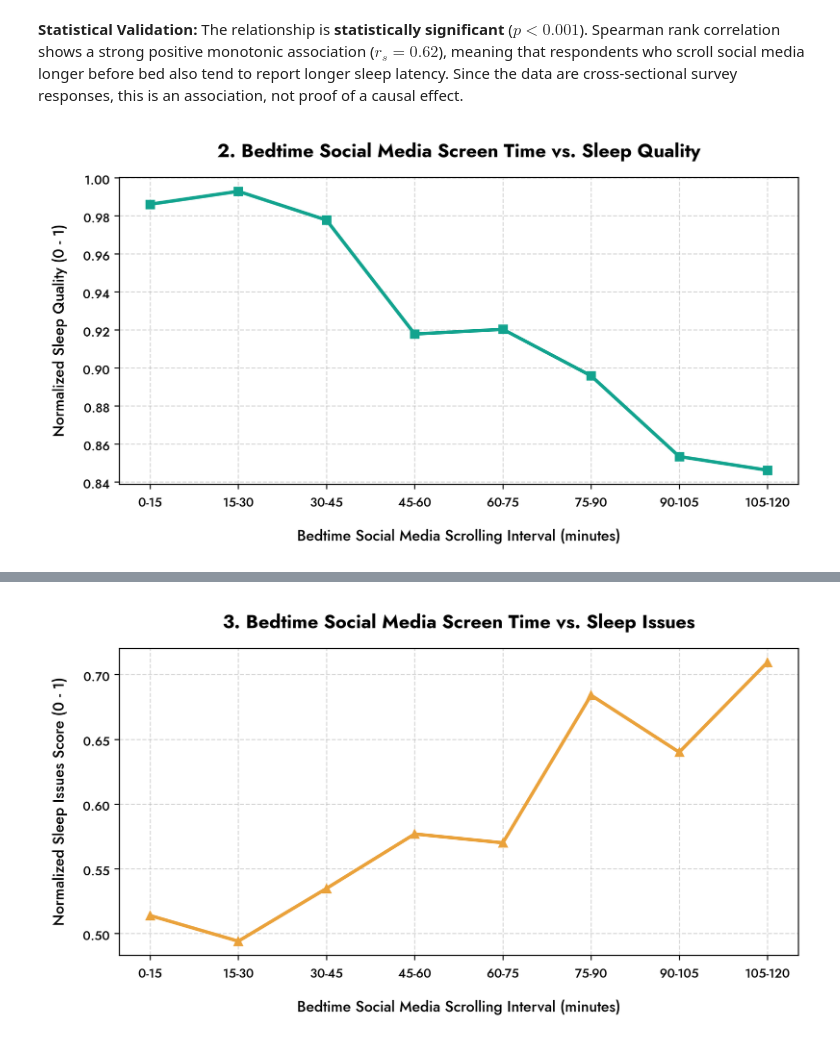
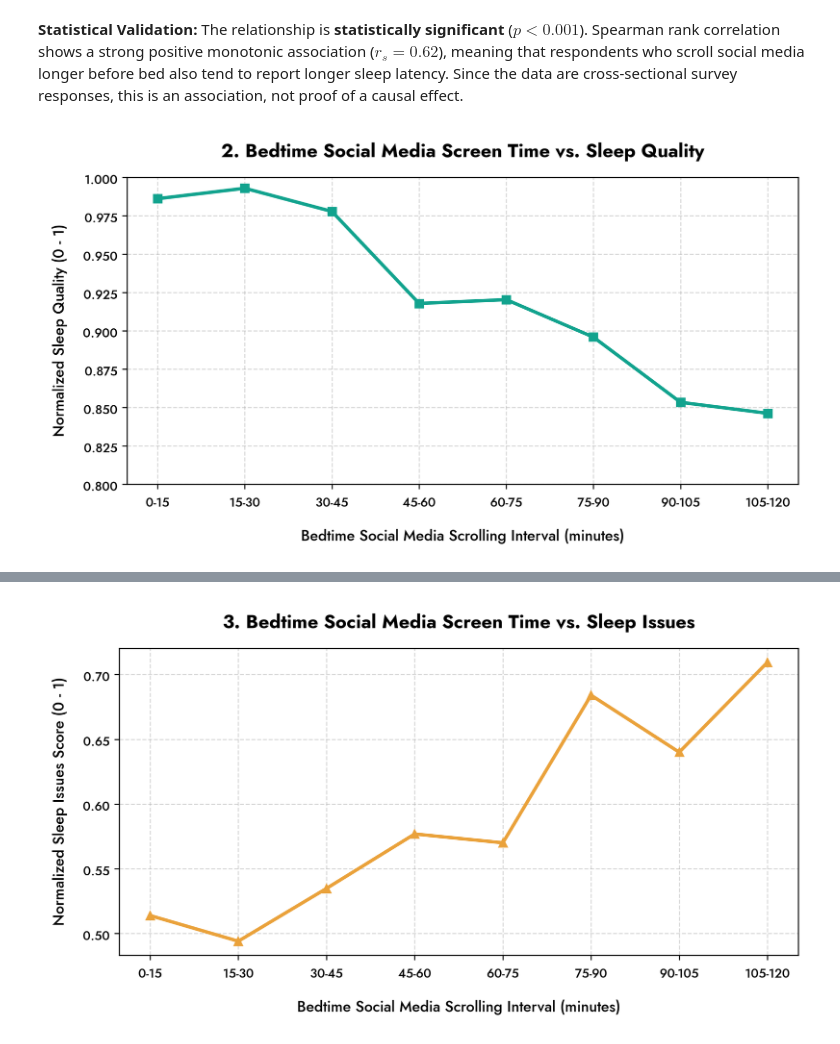
Before and after one commit to DanyloBeha/css-brainrot, a Jupyter notebook: exploratory-data-analysis/eda.ipynb, the cells around one changed output, grey strips where cells are left out. Cells and saved outputs as stored; diff of their text form; code cells hidden in the pictures.

```diff
--- a/exploratory-data-analysis/eda.ipynb
+++ b/exploratory-data-analysis/eda.ipynb
@@ -838,20 +835,20 @@ The relationship is **statistically significant** ($p < 0.001$). Spearman rank c
 # %%
 # Graph 2: Sleep Quality
 
 plt.figure(figsize=(8, 4.5), dpi=300)
 plt.plot(df_graph_data['screen_time_bin'], df_graph_data['norm_sleep_quality'], marker='s', color=colors['teal'], linewidth=2.5)
 plt.title("2. Bedtime Social Media Screen Time vs. Sleep Quality", fontproperties=font_title, pad=15)
 plt.xlabel("Bedtime Social Media Scrolling Interval (minutes)", fontproperties=font_label, labelpad=10)
-plt.ylabel("Normalized Sleep Quality (axis 0.8 - 1)", fontproperties=font_label, labelpad=10)
+plt.ylabel("Normalized Sleep Quality (0 - 1)", fontproperties=font_label, labelpad=10)
 plt.xticks(fontproperties=font_ticks)
-plt.yticks(np.arange(0.8, 1.01, 0.05), fontproperties=font_ticks)
-# Bin means lie between 0.85 and 0.99 (87% of respondents score 5 -> 1.0), so the axis is zoomed to 0.8-1
+plt.yticks(fontproperties=font_ticks)
+# Full 0-1 range: auto-scaling would zoom into 0.92-0.99 and exaggerate the drop
 plt.ylim(0.8, 1.0)
 plt.grid(True, linestyle='--', alpha=0.5)
 plt.tight_layout()
 plt.show()
 # %% [output]
-[figure, old version]
+[figure, new version]
 # %% [markdown]
 **Statistical Validation:**
 The association is **statistically significant** ($p < 0.001$) but weak to moderate: Spearman $r_s = -0.30$ ($r_s^2 \approx 0.09$). Longer bedtime scrolling is associated with slightly lower sleep quality.
```
Also changed, not shown: parts of 70 cells of this notebook.
